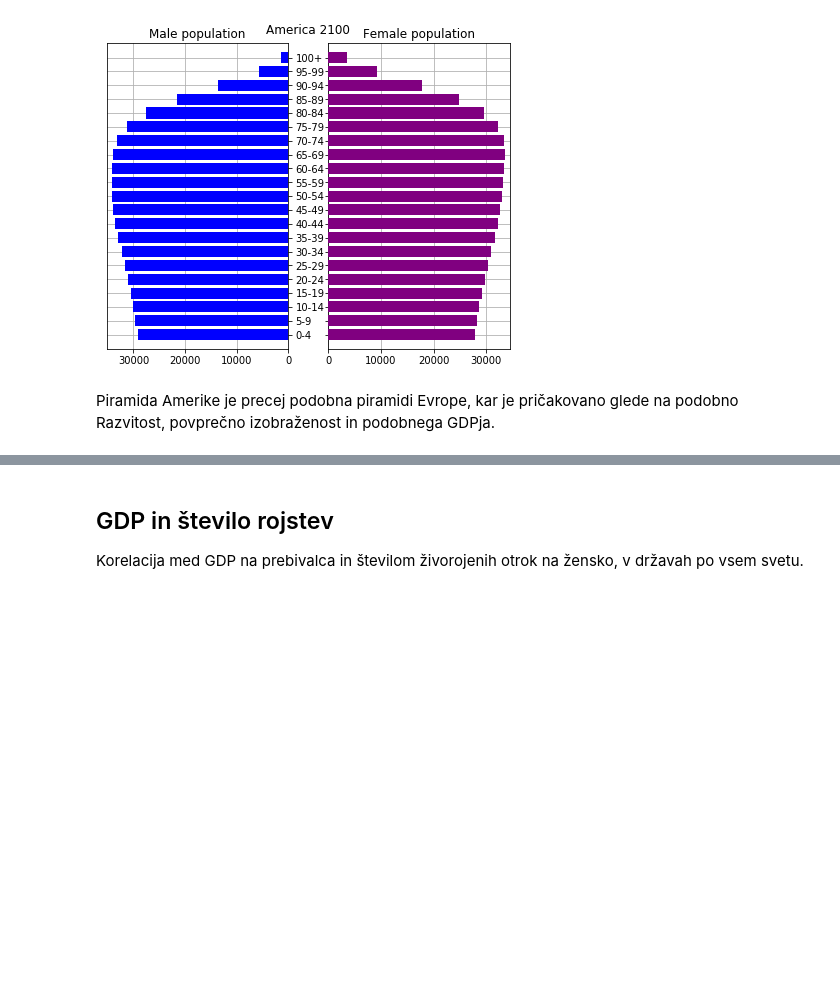
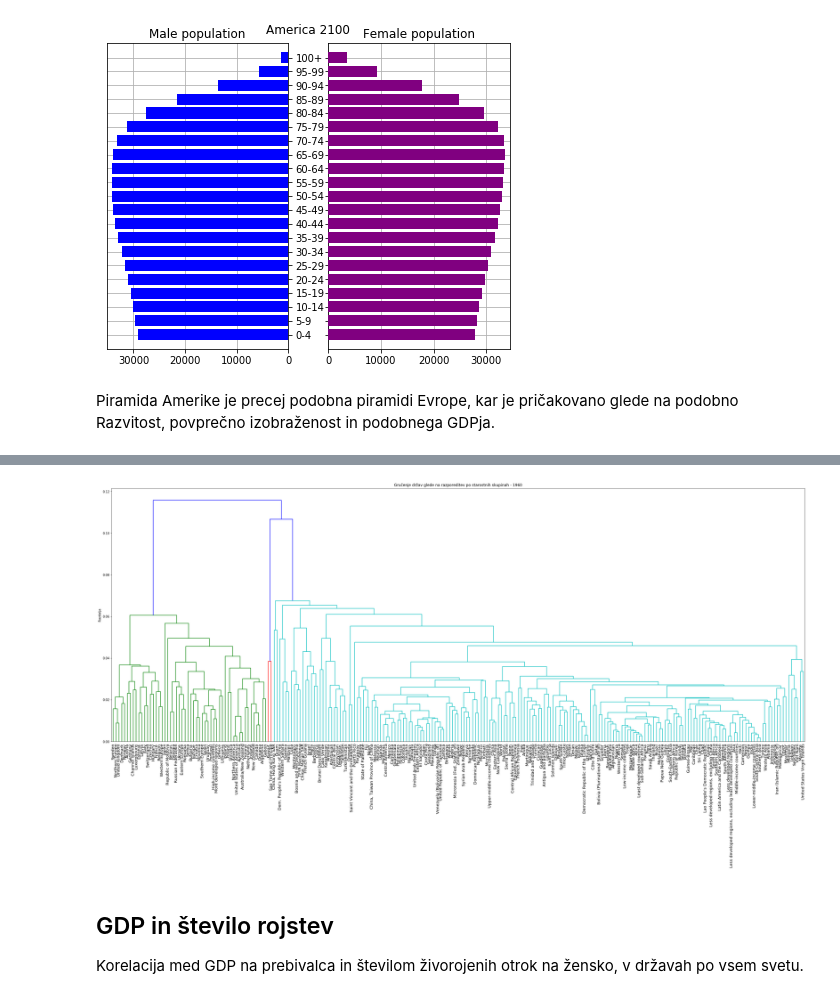
Before and after one commit to MaticSincek/PR18JJMSTB, a Jupyter notebook: vmesno-porocilo.ipynb, the cells around one changed output, grey strips where cells are left out. Drawn from its saved outputs; the diff is of its cells as text; code cells hidden in the pictures; blank space fills up the shorter version.

```diff
--- a/vmesno-porocilo.ipynb
+++ b/vmesno-porocilo.ipynb
@@ -94,3 +100,7 @@ Piramida Amerike je precej podobna piramidi Evrope, kar je pričakovano glede na
+# %%
+ageGroupClustering("1960")
+# %% [output]
+[figure, added]
 # %% [markdown]
 <h2>GDP in število rojstev</h2>
 Korelacija med GDP na prebivalca in številom živorojenih otrok na žensko, v državah po vsem svetu.
```
Also changed, not shown: parts of 6 cells of this notebook.
